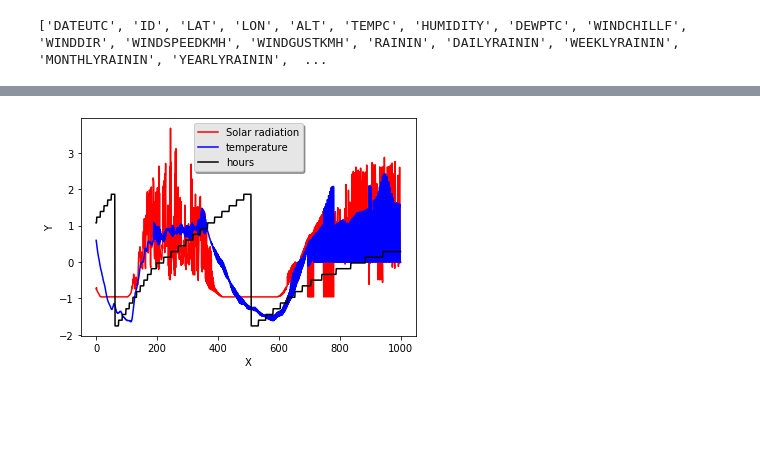
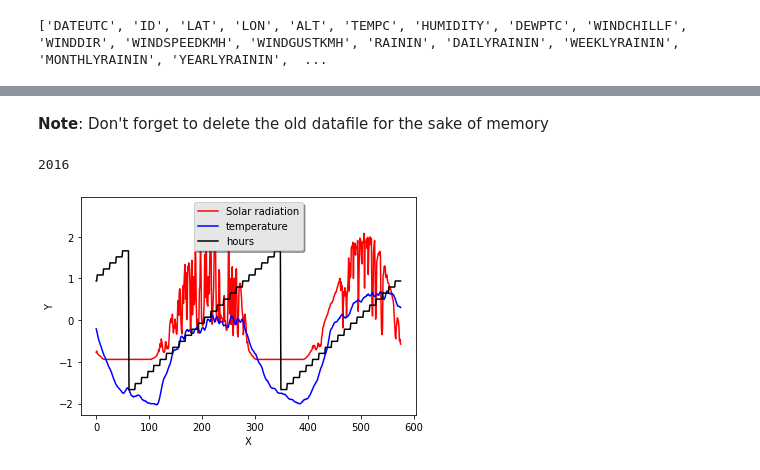
Before and after one commit to eoguzinci/KUL_Datathon_Laqua, a Jupyter notebook: garmon/temp_vs_solar_radiation.ipynb, the cells around one changed output, grey strips where cells are left out. Cells and saved outputs as stored; diff of their text form; code cells hidden in the pictures; blank space fills up the shorter version.

Commit message:
Garmon data sorted and correlation map is plotted

```diff
--- a/garmon/temp_vs_solar_radiation.ipynb
+++ b/garmon/temp_vs_solar_radiation.ipynb
@@ -12,11 +26,19 @@ print(varname)
+# %% [markdown]
+__Note__: Don't forget to delete the old datafile for the sake of memory
 # %%
 # read first n rows and columns
-nrows_ = 1000
-dframe1 = pd.read_csv('GARMONfulldump_20200203.csv', skiprows=0, nrows = nrows_, usecols = ['TEMPC','SOLARRADIATION'])
+filename = 'GarmonData.csv'
+# lets read the data for a week
+dataFreq = 5; minperweek = 60*24*7;
+nrows_ = int(minperweek/dataFreq)
+print(nrows_)
+dframe1 = pd.read_csv(filename, skiprows=0, nrows = nrows_, usecols = ['TEMPC','SOLARRADIATION'])
 dframe1.head(n=nrows_)
 
 # read timestamp of the measurement (end of the 5-min interval)
-dframe2 = pd.read_csv('GARMONfulldump_20200203.csv', skiprows=0, nrows = nrows_, usecols = ['DATEUTC'])
+dframe2 = pd.read_csv(filename, skiprows=0, nrows = nrows_, usecols = ['DATEUTC'])
+# %% [output]
+2016
 # %%
 # extract data into a numpy ndarray
 data = dframe1.values
@@ -37,16 +60,16 @@ data[inds] = np.take(col_mean, inds[1])
 norm_data = (data-col_mean)/np.std(data, axis=0)
 hours = (hours-np.mean(hours))/np.std(hours)
 # %%
-# simple line plot to see the correlation between solar radiation and temperature
-end = 1000
+# simple line plot to see the correlation between solar radiation and temperature for 2 days
+end = int(nrows_/7*2)
 plt.plot(np.squeeze(norm_data[0:end,1]), 'r', label = "Solar radiation")
 plt.plot(np.squeeze(norm_data[0:end,0]), 'b', label = "temperature")
 plt.plot(np.squeeze(hours[0:end]), 'k', label = "hours")
 plt.xlabel('X')
 plt.ylabel('Y')
 legend = plt.legend(loc='upper center', shadow=True)
 frame = legend.get_frame()
 frame.set_facecolor('0.90')
 #plt.show()
 # %% [output]
-[figure, old version]
+[figure, new version]
```
Also changed, not shown: parts of 7 cells of this notebook, 1 other file.
